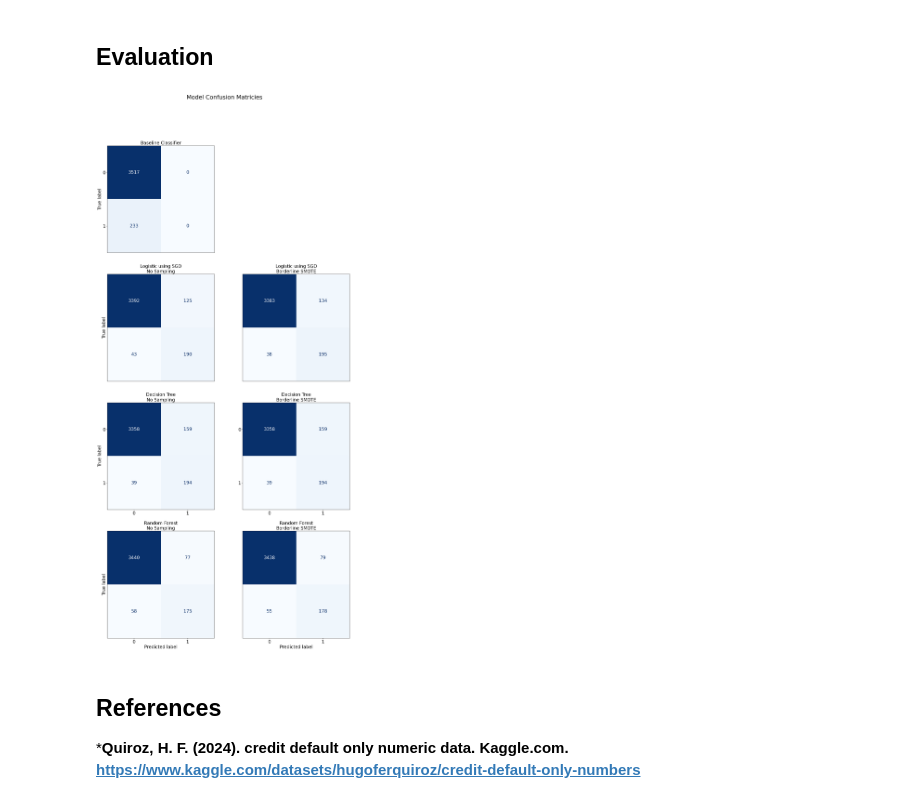
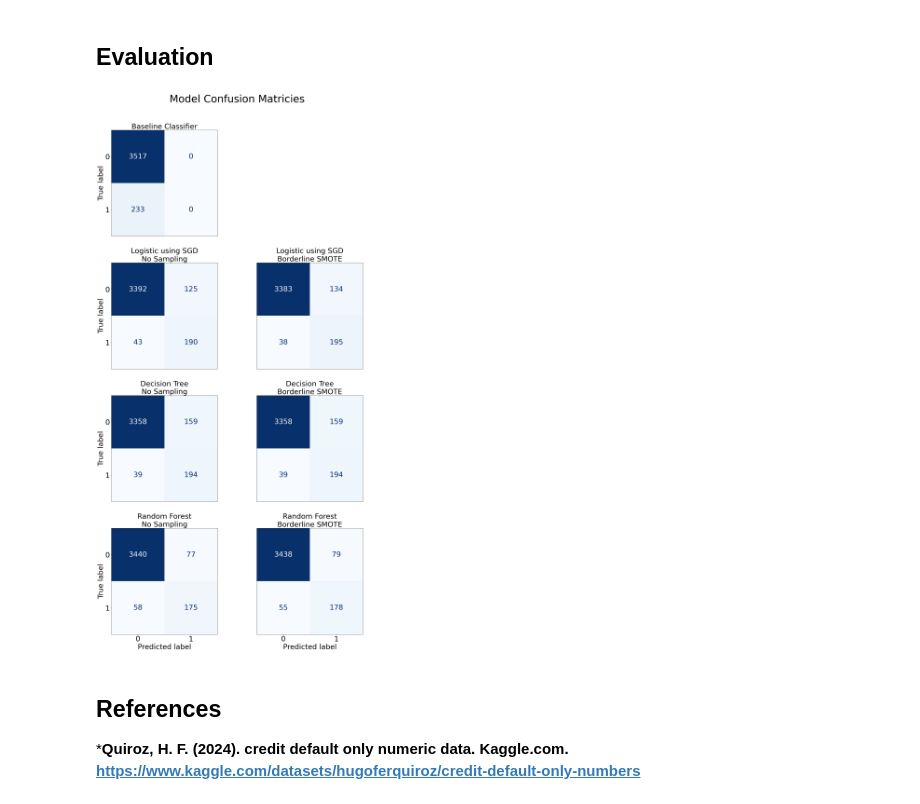
Before and after one commit to joxborrow/loan_default, a Jupyter notebook: loan_default_tech_report.ipynb, the cells around one changed output. Cells and saved outputs as stored; diff of their text form; code cells hidden in the pictures.

```diff
--- a/loan_default_tech_report.ipynb
+++ b/loan_default_tech_report.ipynb
@@ -652,8 +652,8 @@ Text(0.5, 0.98, 'Random Forest Confusion Matrix\nBorderline SMOTE')
 # Create an export a combined confusion matrix plot
 ################################################################################
 # Set graph specific parameters
-label_size = 20
-title_size = 26
+label_size = 35
+title_size = 50
 colorbar = False
 cmap = 'Blues'
 
@@ -661,6 +661,8 @@ cmap = 'Blues'
 plt.rcParams.update({'font.size':label_size})
 fig, axes = plt.subplots(4, 2, figsize=(20,40))
 fig.suptitle('Model Confusion Matricies', y=.96, size=title_size)
+plt.subplots_adjust(left=.01, right=.99, wspace=0,
+                    bottom=.05, top=.9, hspace=.25)
 
 # Plot on Axis [0,0]
 ConfusionMatrixDisplay(model_results['nosampling_baseline'][2]).plot(ax=axes[0,0], colorbar=colorbar, cmap=cmap)
@@ -681,43 +683,44 @@ axes[0,1].spines['right'].set_visible(False)
 ConfusionMatrixDisplay(model_results['nosampling_lr'][2]).plot(ax=axes[1,0], colorbar=False, cmap=cmap)
 axes[1,0].set_title('Logistic using SGD\nNo Sampling', size=label_size)
 axes[1,0].set_xlabel('')
-axes[1,0].tick_params(bottom=False, labelbottom=False,
-                      left=False, labelleft=False)
+axes[1,0].tick_params(bottom=False, labelbottom=False)
 
 # Plot on Axis [1,1]
 ConfusionMatrixDisplay(model_results['borderlineSMOTE_lr'][2]).plot(ax=axes[1,1], colorbar=False, cmap=cmap)
 axes[1,1].set_title('Logistic using SGD\nBorderline SMOTE', size=label_size)
 axes[1,1].set_xlabel('')
 axes[1,1].set_ylabel('')
 axes[1,1].tick_params(bottom=False, labelbottom=False,
                       left=False, labelleft=False)
 
 # Plot on Axis [2,0]
 ConfusionMatrixDisplay(model_results['nosampling_dt'][2]).plot(ax=axes[2,0], colorbar=False, cmap=cmap)
 axes[2,0].set_title('Decision Tree\nNo Sampling', size=label_size)
 axes[2,0].set_xlabel('')
+axes[2,0].tick_params(bottom=False, labelbottom=False)
 
 # Plot on Axis [2,1]
 ConfusionMatrixDisplay(model_results['borderlineSMOTE_dt'][2]).plot(ax=axes[2,1], colorbar=False, cmap=cmap)
 axes[2,1].set_title('Decision Tree\nBorderline SMOTE', size=label_size)
 axes[2,1].set_xlabel('')
 axes[2,1].set_ylabel('')
+axes[2,1].tick_params(left=False, labelleft=False,
+                      bottom=False, labelbottom=False)
 
 # Plot on Axis [3,0]
 ConfusionMatrixDisplay(model_results['nosampling_rf'][2]).plot(ax=axes[3,0], colorbar=False, cmap=cmap)
 axes[3,0].set_title('Random Forest\nNo Sampling', size=label_size)
-axes[3,0].tick_params(left=False, labelleft=False)
 
 # Plot on Axis [3,1]
 ConfusionMatrixDisplay(model_results['borderlineSMOTE_rf'][2]).plot(ax=axes[3,1], colorbar=False, cmap=cmap)
 axes[3,1].set_title('Random Forest\nBorderline SMOTE', size=label_size)
 axes[3,1].set_ylabel('')
 axes[3,1].tick_params(left=False, labelleft=False)
 
 # Save plot
 plt.savefig('assets/models_cm.png')
 # %% [output]
-[figure, old version]
+[figure, new version]
 # %%
 ################################################################################
 # Create Performance Metrics Table from Classification Reports
```
Also changed, not shown: 1 other file.
